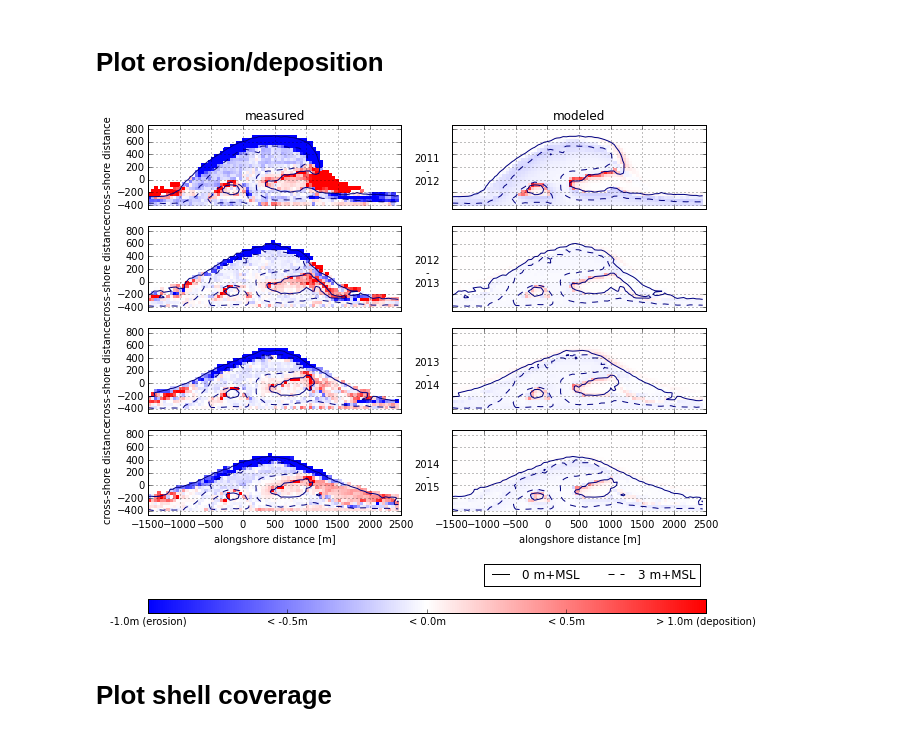
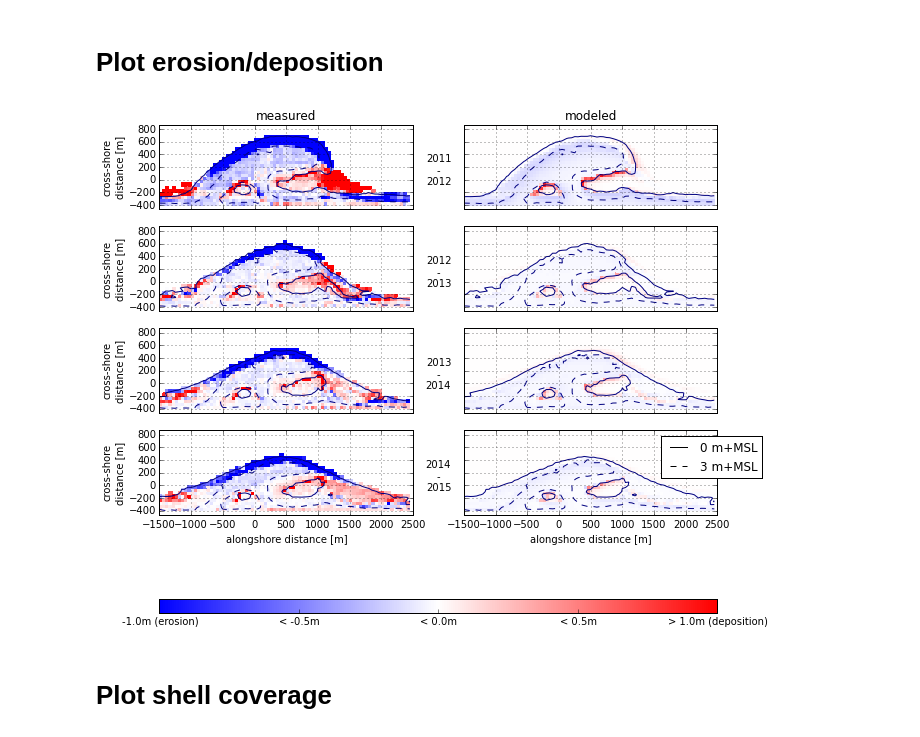
Before and after one commit to hoonhout/PhD, a Jupyter notebook: Notebooks/09. AeoLiS (budgets).ipynb, the cells around one changed output. Drawn from its saved outputs; the diff is of its cells as text; code cells hidden in the pictures.

```diff
--- a/Notebooks/09. AeoLiS (budgets).ipynb
+++ b/Notebooks/09. AeoLiS (budgets).ipynb
@@ -673,6 +671,8 @@ ERR_best
 # %% [markdown]
 # Plot erosion/deposition
 # %%
+ncfile_best = '/Volumes/DELTARES/PhD/aeolis-models/sandmotor-final/684064b3-f76a-4108-a820-acc4b25e61a5/sandmotor_sigma009.20_Tdry002.00_T001.00.nc'
+
 with netCDF4.Dataset(ncfile_best, 'r') as ds:
 
     t = ds.variables['time'][:]
@@ -723,42 +723,43 @@ with netCDF4.Dataset(ncfile_best, 'r') as ds:
     axs[0,1].set_title('modeled')
 
     for ax in axs[:,0]:
-        ax.set_ylabel('cross-shore distance')
+        ax.set_ylabel('cross-shore\ndistance [m]')
 
     for ax in axs[-1,:]:
         ax.set_xlabel('alongshore distance [m]')
 
     p1 = axs[-1,-1].plot([0],[0],'-k',label='0 m+MSL')
     p2 = axs[-1,-1].plot([0],[0],'--k',label='3 m+MSL')
-    axs[-1,-1].legend(*zip(*[(o, o.get_label()) for o in p1+p2]), loc='upper right', ncol=2, bbox_to_anchor=(1,-.5))
+    #axs[-1,-1].legend(*zip(*[(o, o.get_label()) for o in p1+p2]), loc='upper right', ncol=2, bbox_to_anchor=(1,-.5))
+    axs[-1,-1].legend(*zip(*[(o, o.get_label()) for o in p1+p2]), loc='upper right', bbox_to_anchor=(1.2,1.))
 
     cb = fig.colorbar(p, shrink=1., aspect=40, ax=list(axs.flatten()), orientation='horizontal')
 
     ticks = np.arange(-1,1.1,.5)
     cb.set_ticks(ticks)
     cb.set_ticklabels(['> %0.1fm (deposition)' % t if t==1. else
                        '%0.1fm (erosion)' % t if t==-1. else
                        '< %0.1fm' % t for t in ticks])
 
     plt.draw()
 
     pp1 = axs[0,0].transData.transform((2500,150))
     pp2 = axs[0,1].transData.transform((-1500,150))
     pp1 = fig.transFigure.inverted().transform(pp1)
     pp2 = fig.transFigure.inverted().transform(pp2)
     pp = fig.transFigure.transform(((pp1[0] + pp2[0])/2., (pp1[1] + pp2[1])/2.))
     pp = axs[0,0].transAxes.inverted().transform(pp)
 
     axs[0,0].annotate('2011\n-\n2012', xy=pp, xycoords='axes fraction', ha='center', va='center')
     axs[1,0].annotate('2012\n-\n2013', xy=pp, xycoords='axes fraction', ha='center', va='center')
     axs[2,0].annotate('2013\n-\n2014', xy=pp, xycoords='axes fraction', ha='center', va='center')
     axs[3,0].annotate('2014\n-\n2015', xy=pp, xycoords='axes fraction', ha='center', va='center')
 
     plt.draw()
 
     fig.savefig('../Figures/model_sedero.pdf')
 # %% [output]
-[figure, old version]
+[figure, new version]
 # %% [markdown]
 # Plot shell coverage
 # %%
```
Also changed, not shown: parts of 1 cell of this notebook, 23 other files.
